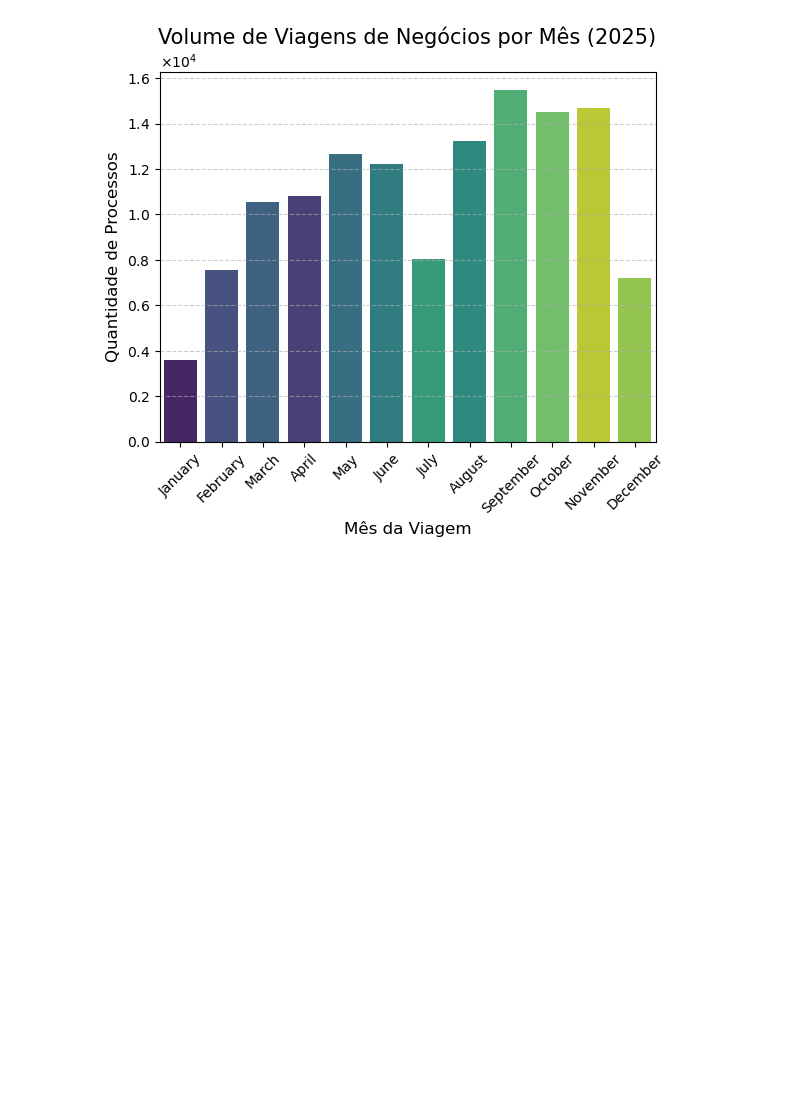
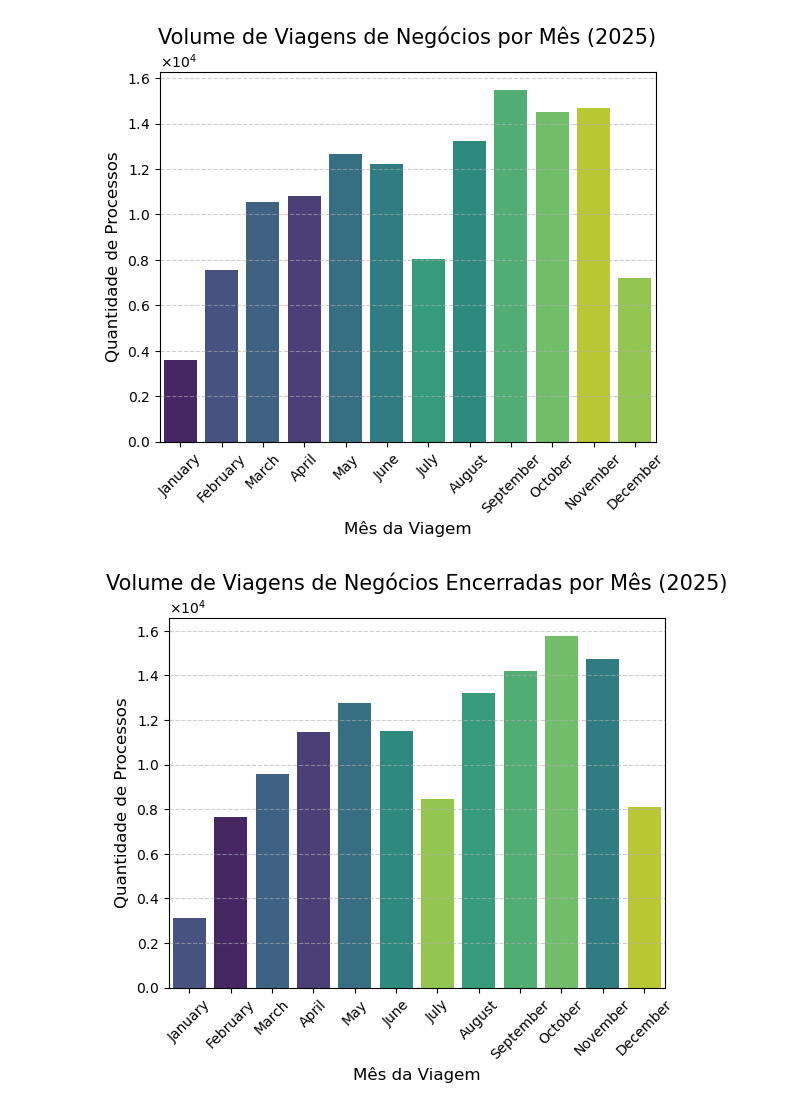
Before and after one commit to JuliaGabP/bi_gov_viagens, a Jupyter notebook: silver/analytcs.ipynb, the cells around one changed output. Saved outputs shown, nothing was run; the diff lists cells and outputs as text; code cells hidden in the pictures; blank space fills up the shorter version.

```diff
--- a/silver/analytcs.ipynb
+++ b/silver/analytcs.ipynb
@@ -96,4 +100,29 @@ plt.grid(axis='y', linestyle='--', alpha=0.6)
 plt.show()
 # %% [output]
 [figure]
+# %%
+ax = sns.countplot(
+    data=df,
+    x='Mês - Volta',
+    order=meses_ordem,
+    hue='Mês - Volta',
+    palette='viridis',
+    legend=False
+)
+
+formatter = ScalarFormatter(useMathText=True)
+formatter.set_scientific(True)
+formatter.set_powerlimits((0, 0))
+
+ax.yaxis.set_major_formatter(formatter)
+
+plt.title('Volume de Viagens de Negócios Encerradas por Mês (2025)', fontsize=15, pad=20)
+plt.xlabel('Mês da Viagem', fontsize=12)
+plt.ylabel('Quantidade de Processos', fontsize=12)
+plt.xticks(rotation=45)
+plt.grid(axis='y', linestyle='--', alpha=0.6)
+
+plt.show()
+# %% [output]
+[figure, added]
 # %%
```
Also changed, not shown: parts of 12 cells of this notebook.
